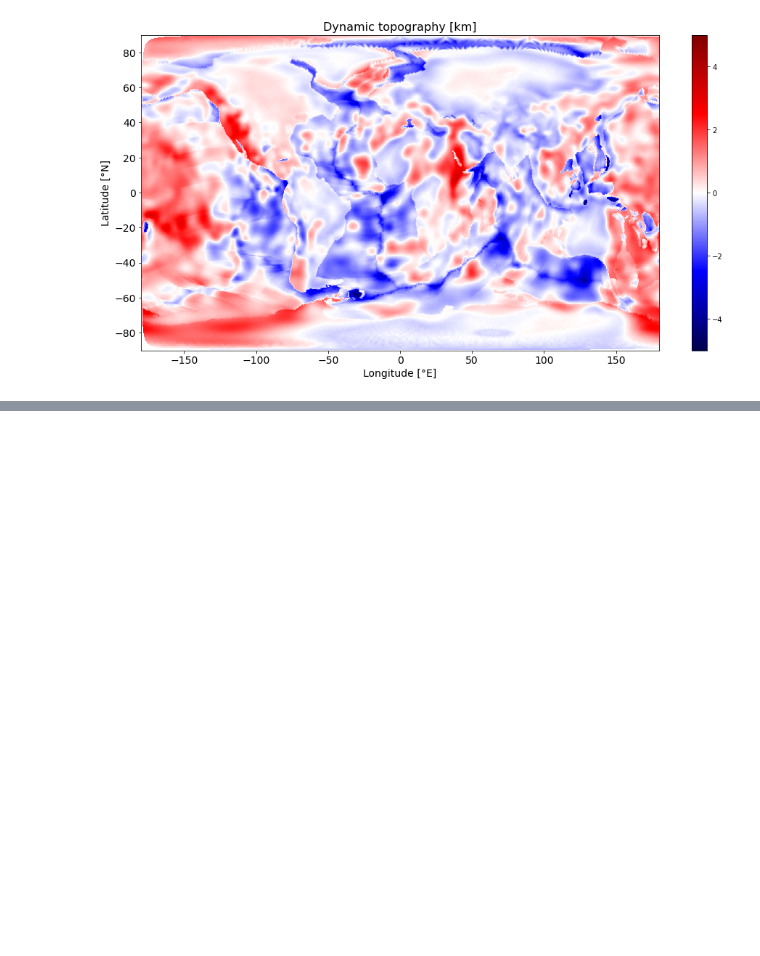
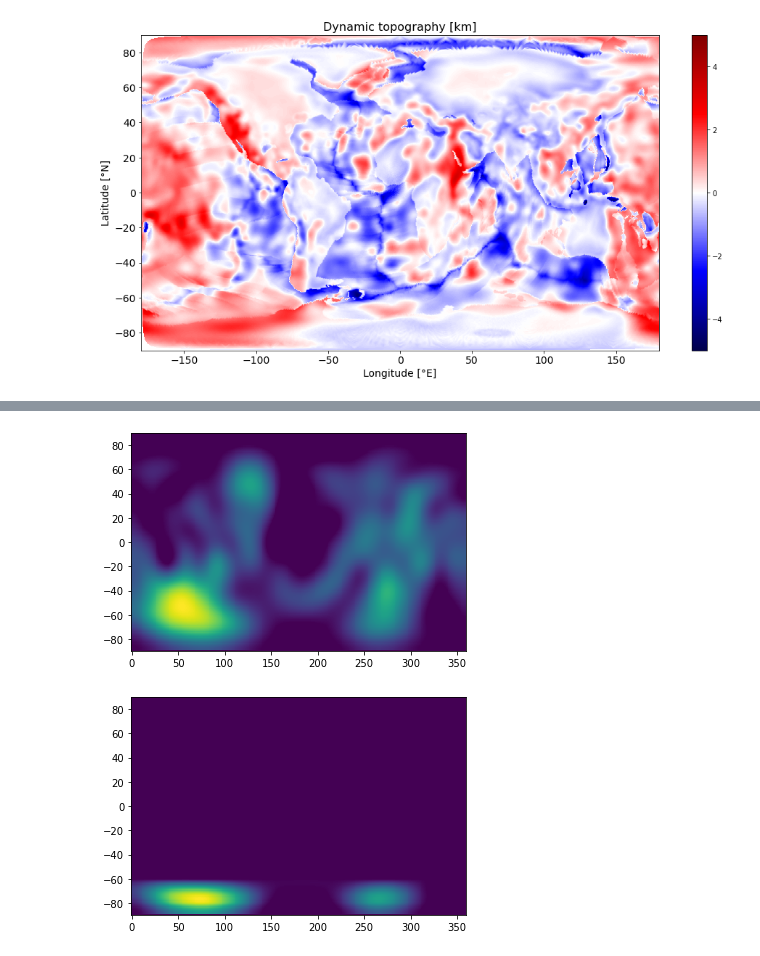
Before and after one commit to agonmer/dynamic_topography_climate, a Jupyter notebook: dynamic_topography_forcing.ipynb, the cells around one changed output, grey strips where cells are left out. Cells and saved outputs as stored; diff of their text form; code cells hidden in the pictures; blank space fills up the shorter version.

```diff
--- a/dynamic_topography_forcing.ipynb
+++ b/dynamic_topography_forcing.ipynb
@@ -198,3 +210,16 @@ ds_or.to_netcdf('aclim_era5_sfc_1981_2010_modified_orography.nc')
+# %%
+# Check that the right area is capped.
+
+field2plot = ds_or.orog[0][0].values
+newfield2plot = np.flipud(hc[:,np.newaxis])*field2plot
+
+plt.pcolormesh(slon,slat,field2plot,shading='nearest')
+plt.show()
+plt.pcolormesh(slon,slat,field2plot-newfield2plot,shading='nearest')
+plt.show()
+# %% [output]
+[figure, added]
+[figure, added]
 # %%
 # Now read the files in the folder various_models
 model_names = ['flament-et-al-2013_1d','kaban-et-al-2003','panasyuk-hager-2000','steinberger-2007']
```
Also changed, not shown: parts of 9 cells of this notebook.
